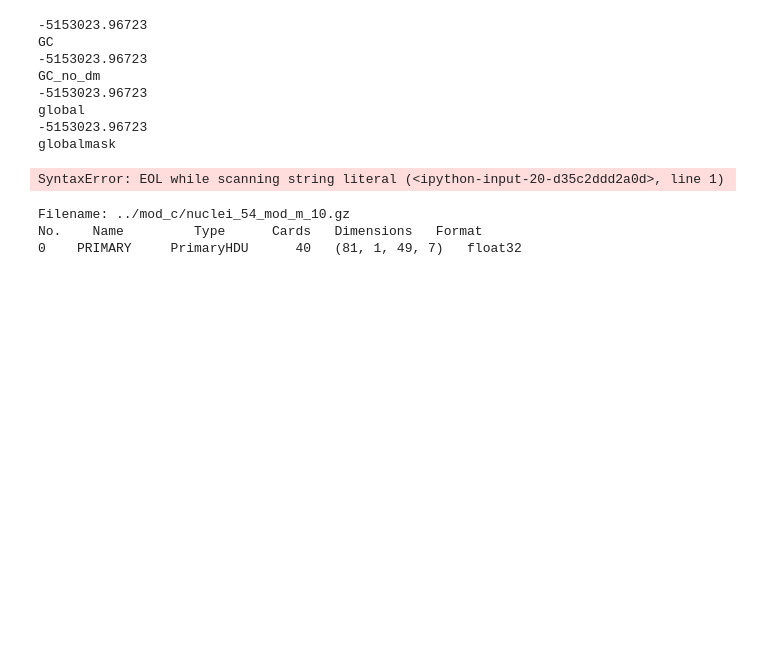
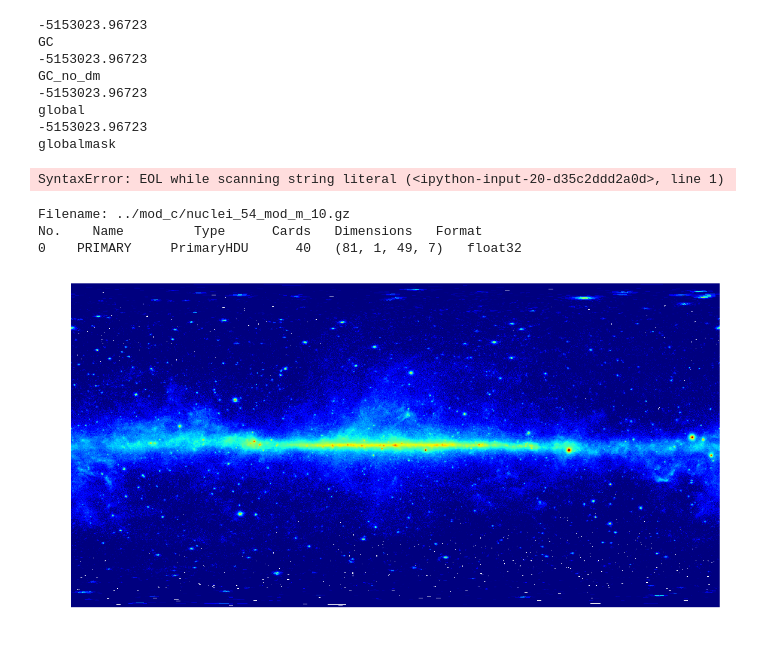
Before and after one commit to erccarls/GammaLike_dev, a Jupyter notebook: Plot Results/Untitled.ipynb, the cells around one changed output. Drawn from its saved outputs; the diff is of its cells as text; code cells hidden in the pictures; blank space fills up the shorter version.

```diff
--- a/Plot Results/Untitled.ipynb
+++ b/Plot Results/Untitled.ipynb
@@ -30,3 +30,12 @@ h.info()
 Filename: ../mod_c/nuclei_54_mod_m_10.gz
 No.    Name         Type      Cards   Dimensions   Format
 0    PRIMARY     PrimaryHDU      40   (81, 1, 49, 7)   float32
+# %%
+import healpy
+a = np.load('../binned_photons_P8R2_CLEAN_V6_calore.npy')
+
+
+healpy.cartview(np.log10(np.sum(a[8:], axis=0)), max=4, min=1, xsize=1920,title='',cbar=None)
+plt.savefig('/home/carlson/gamma_back.png', bbox_inches='tight')
+# %% [output]
+[figure, added]
```
Also changed, not shown: 18 other files.
